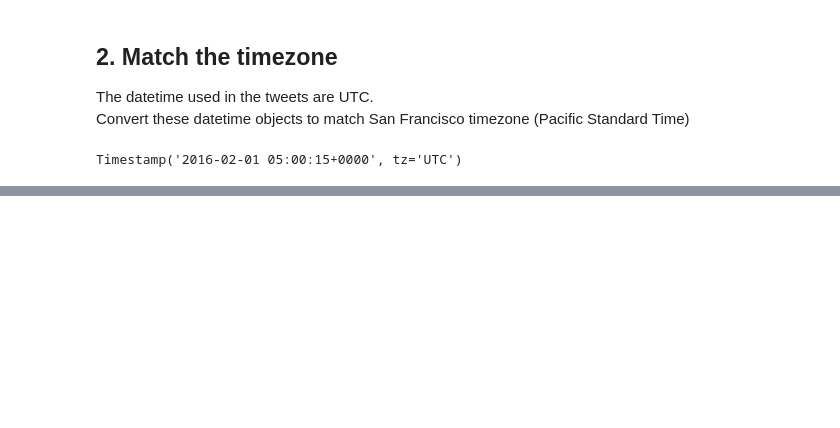
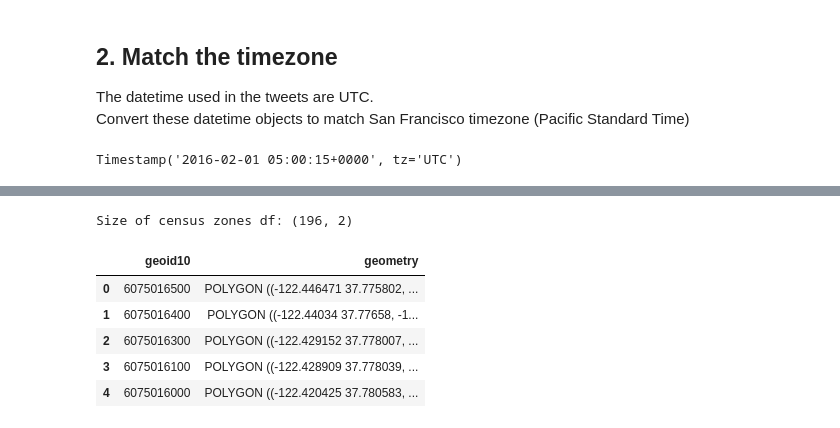
Before and after one commit to sakoki/Rushhour, a Jupyter notebook: code/playground/tweet_mapper.ipynb, the cells around one changed output, grey strips where cells are left out. Cells and saved outputs as stored; diff of their text form; code cells hidden in the pictures; blank space fills up the shorter version.

```diff
--- a/code/playground/tweet_mapper.ipynb
+++ b/code/playground/tweet_mapper.ipynb
@@ -112,0 +126,15 @@ tweet1.head()
+# %%
+shp_file = '../../temp_data/sf_GEOID_GIS_data.shp'
+
+# Load census data
+shp_file = gpd.GeoDataFrame.from_file(shp_file)
+print('Size of census zones df: {}'.format(shp_file.shape))
+shp_file.head()
+# %% [output]
+Size of census zones df: (196, 2)
+|  | geoid10 | geometry |
+| 0 | 6075016500 | POLYGON ((-122.446471 37.775802, ... |
+| 1 | 6075016400 | POLYGON ((-122.44034 37.77658, -1... |
+| 2 | 6075016300 | POLYGON ((-122.429152 37.778007, ... |
+| 3 | 6075016100 | POLYGON ((-122.428909 37.778039, ... |
+| 4 | 6075016000 | POLYGON ((-122.420425 37.780583, ... |
```
Also changed, not shown: parts of 17 cells of this notebook, 4 other files.
